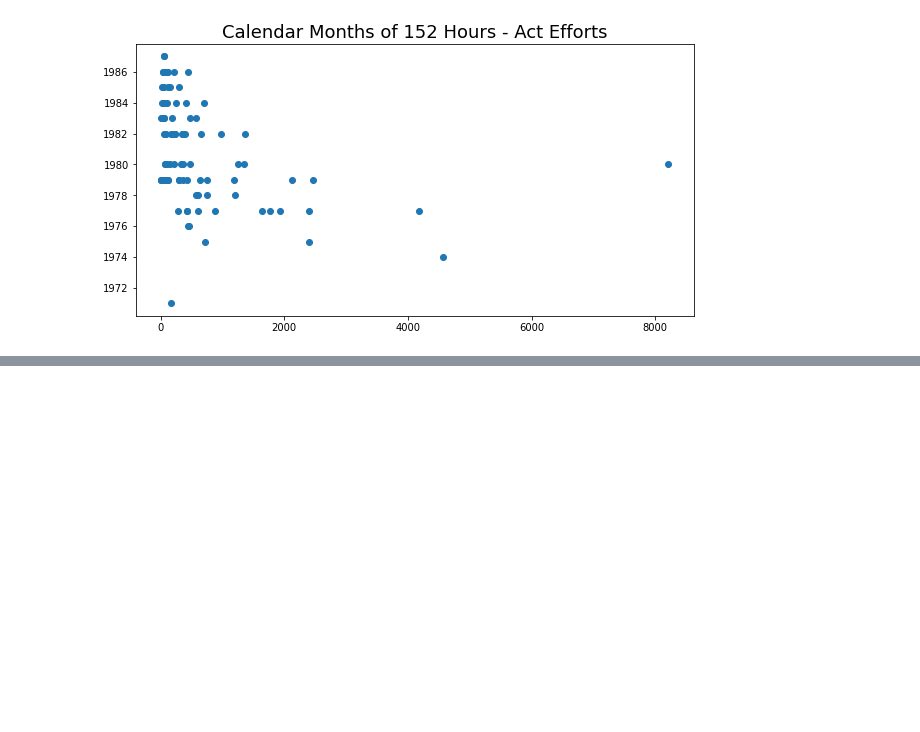
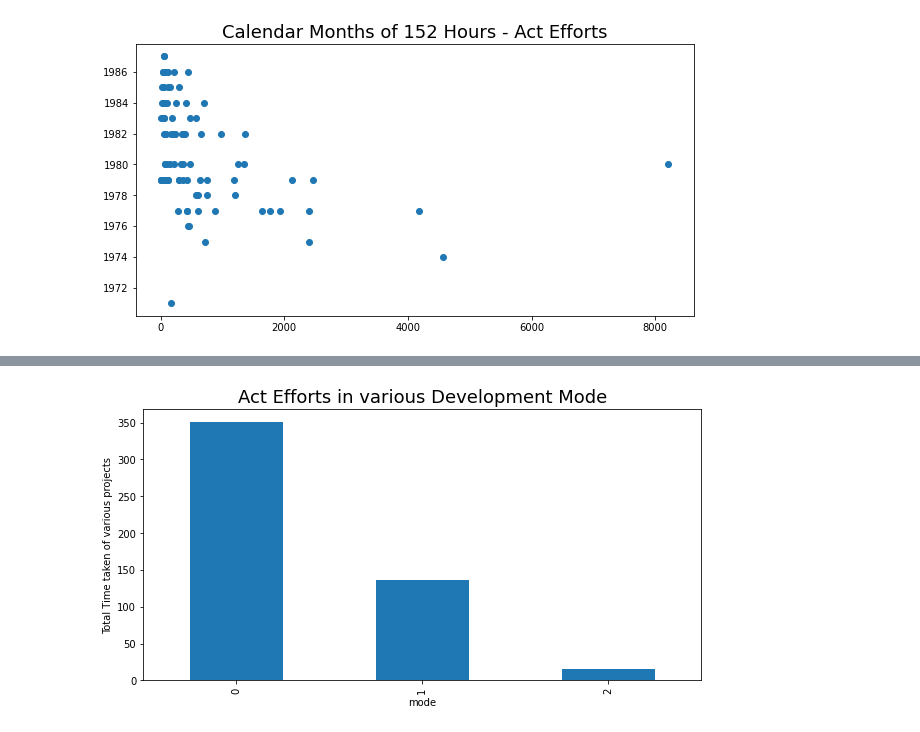
Before and after one commit to Aashir120/nasa_prediction, a Jupyter notebook: Untitled.ipynb, the cells around one changed output, grey strips where cells are left out. Cells and saved outputs as stored; diff of their text form; code cells hidden in the pictures; blank space fills up the shorter version.

```diff
--- a/Untitled.ipynb
+++ b/Untitled.ipynb
@@ -280,0 +461,3 @@ plt.show()
+# %%
+df['equivphyskloc'] = [np.log(x) for x in df['equivphyskloc']]
+df['equivphyskloc']
@@ -280,0 +513,8 @@ plt.show()
+# %%
+plt.figure(figsize=(10,5))
+df.groupby(['mode'])['act_effort'].sum().plot.bar()
+plt.ylabel('Total Time taken of various projects')
+plt.title("Act Efforts in various Development Mode",fontsize=18)
+plt.show()
+# %% [output]
+[figure, added]
```
Also changed, not shown: parts of 16 cells of this notebook.
